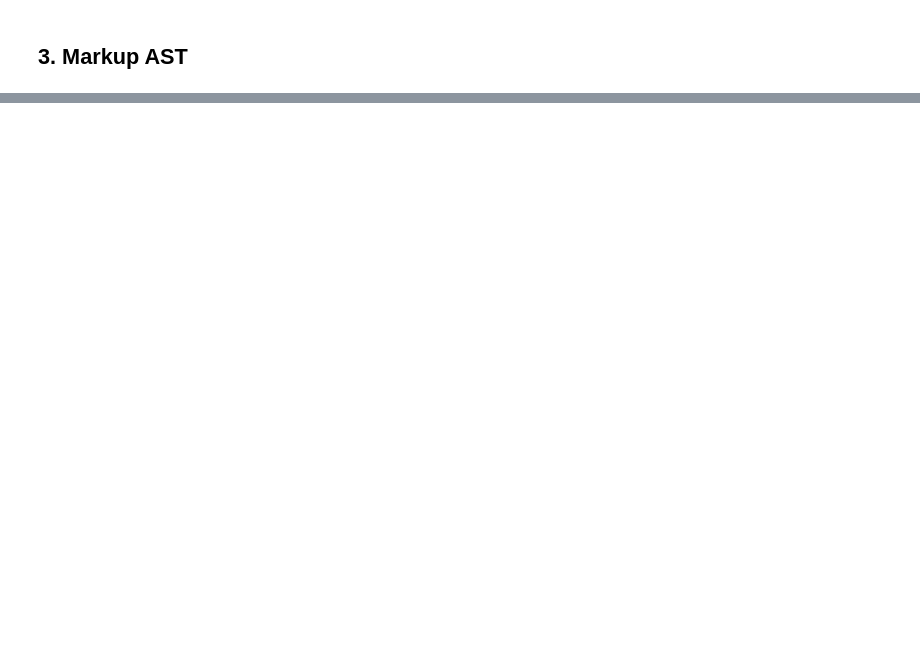
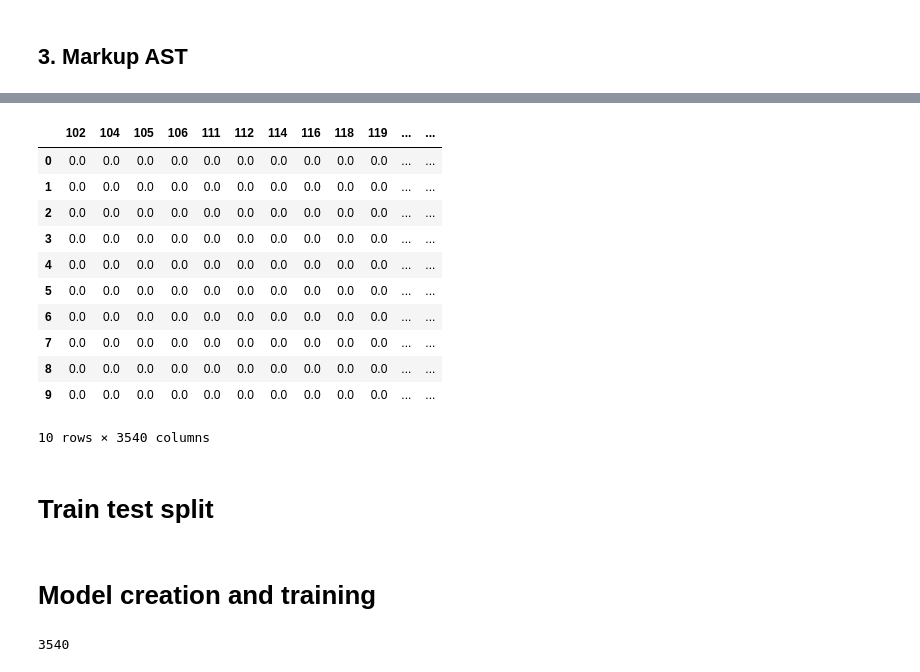
Before and after one commit to usnistgov/ai-bugfinder-testbed, a Jupyter notebook: data_processing.ipynb, the cells around one changed output, grey strips where cells are left out. Drawn from its saved outputs; the diff is of its cells as text; code cells hidden in the pictures; blank space fills up the shorter version.

```diff
--- a/data_processing.ipynb
+++ b/data_processing.ipynb
@@ -78,0 +265,18 @@ In this step, the code will be transform in a graph stored in a Neo4J database.
+# %%
+input_data = feats.drop("results", axis=1)
+input_data.head(n=10)
+# %% [output]
+|  | 102 | 104 | 105 | 106 | 111 | 112 | 114 | 116 | 118 | 119 | ... | ... |
+| 0 | 0.0 | 0.0 | 0.0 | 0.0 | 0.0 | 0.0 | 0.0 | 0.0 | 0.0 | 0.0 | ... | ... |
+| 1 | 0.0 | 0.0 | 0.0 | 0.0 | 0.0 | 0.0 | 0.0 | 0.0 | 0.0 | 0.0 | ... | ... |
+| 2 | 0.0 | 0.0 | 0.0 | 0.0 | 0.0 | 0.0 | 0.0 | 0.0 | 0.0 | 0.0 | ... | ... |
+| 3 | 0.0 | 0.0 | 0.0 | 0.0 | 0.0 | 0.0 | 0.0 | 0.0 | 0.0 | 0.0 | ... | ... |
+| 4 | 0.0 | 0.0 | 0.0 | 0.0 | 0.0 | 0.0 | 0.0 | 0.0 | 0.0 | 0.0 | ... | ... |
+| 5 | 0.0 | 0.0 | 0.0 | 0.0 | 0.0 | 0.0 | 0.0 | 0.0 | 0.0 | 0.0 | ... | ... |
+| 6 | 0.0 | 0.0 | 0.0 | 0.0 | 0.0 | 0.0 | 0.0 | 0.0 | 0.0 | 0.0 | ... | ... |
+| 7 | 0.0 | 0.0 | 0.0 | 0.0 | 0.0 | 0.0 | 0.0 | 0.0 | 0.0 | 0.0 | ... | ... |
+| 8 | 0.0 | 0.0 | 0.0 | 0.0 | 0.0 | 0.0 | 0.0 | 0.0 | 0.0 | 0.0 | ... | ... |
+| 9 | 0.0 | 0.0 | 0.0 | 0.0 | 0.0 | 0.0 | 0.0 | 0.0 | 0.0 | 0.0 | ... | ... |
+10 rows × 3540 columns
+# %% [markdown]
+# Train test split
@@ -78,0 +290,2 @@ In this step, the code will be transform in a graph stored in a Neo4J database.
+# %% [markdown]
+# Model creation and training
@@ -78,0 +298,4 @@ In this step, the code will be transform in a graph stored in a Neo4J database.
+# %%
+len(feat_cols)
+# %% [output]
+3540
```
Also changed, not shown: parts of 38 cells of this notebook, 18 other files.
